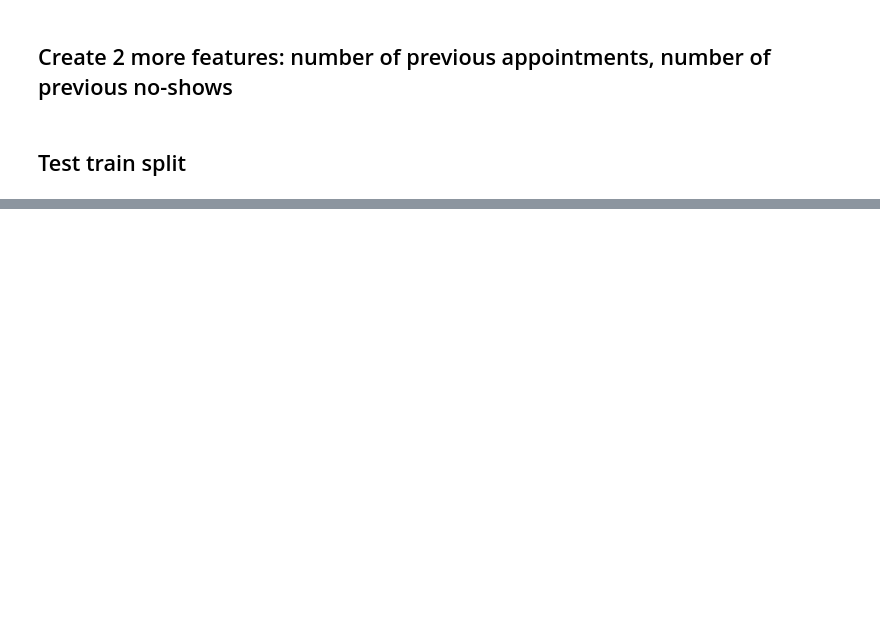
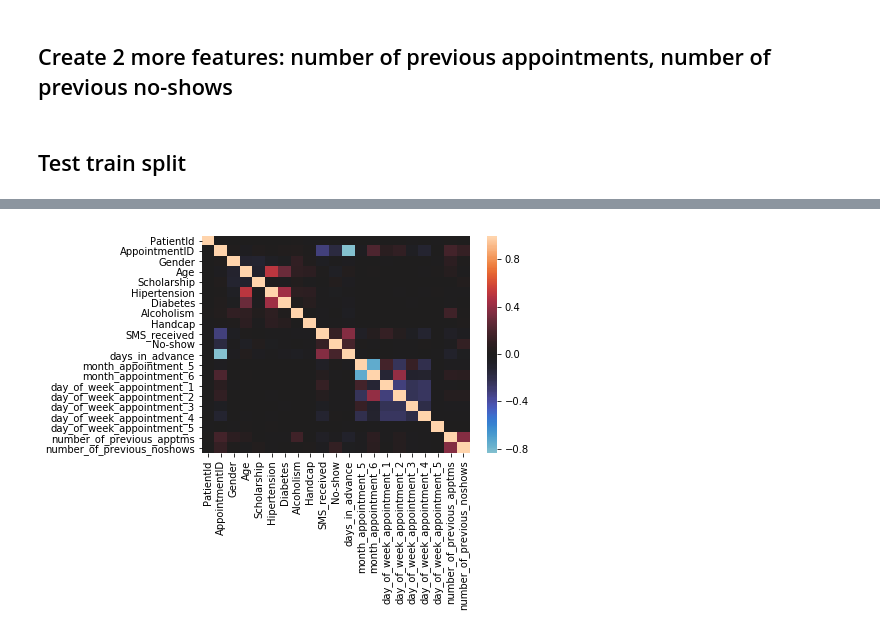
Before and after one commit to hussein073/Medical_Appointment_No_Show, a Jupyter notebook: anna_index.ipynb, the cells around one changed output, grey strips where cells are left out. Saved outputs shown, nothing was run; the diff lists cells and outputs as text; code cells hidden in the pictures; blank space fills up the shorter version.

```diff
--- a/anna_index.ipynb
+++ b/anna_index.ipynb
@@ -361,0 +350,5 @@ inner loop state:  18500
+# %%
+import seaborn as sns
+sns.heatmap(X_train_new.corr(), center=0);
+# %% [output]
+[figure, added]
```
Also changed, not shown: parts of 72 cells of this notebook, 4 other files.
